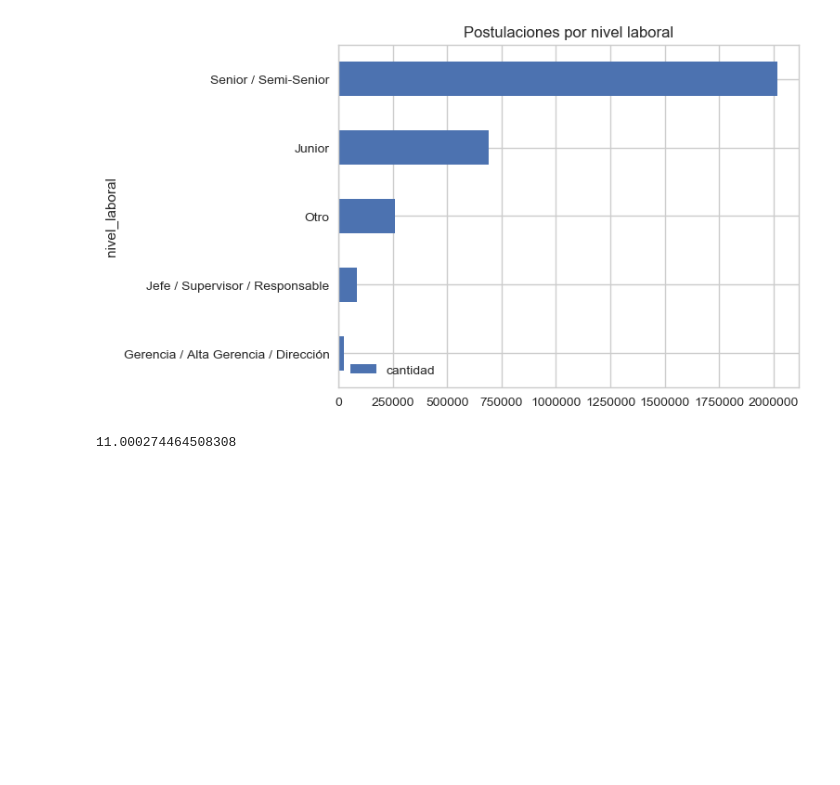
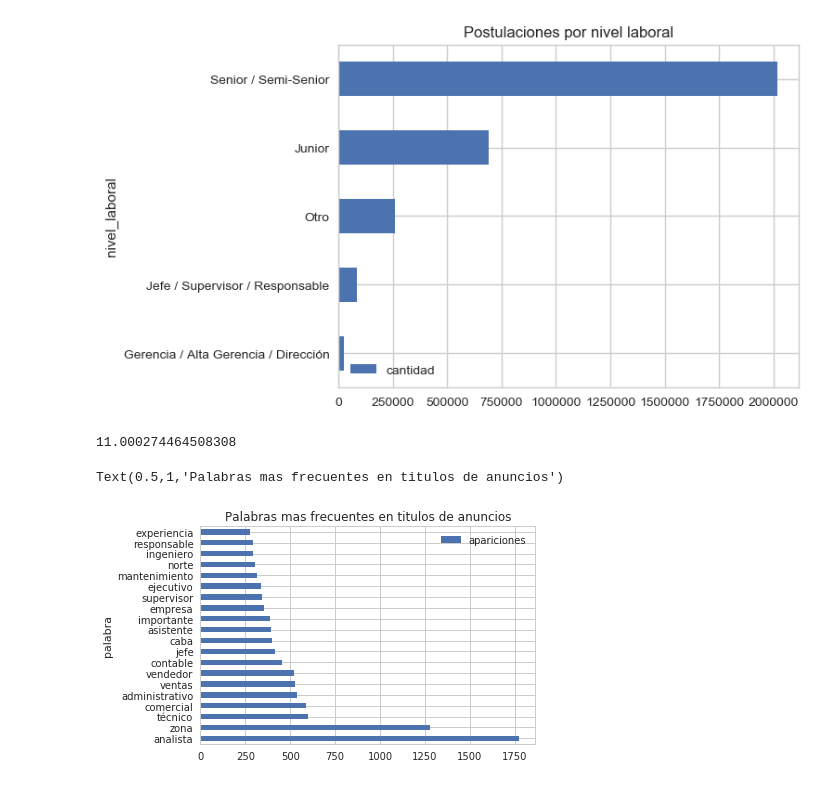
Before and after one commit to Andivisciglio/TP1-OrganizacionDeDatos-Grupo28, a Jupyter notebook: TP1.ipynb, the cells around one changed output. Cells and saved outputs as stored; diff of their text form; code cells hidden in the pictures; blank space fills up the shorter version.

```diff
--- a/TP1.ipynb
+++ b/TP1.ipynb
@@ -540,3 +540,22 @@ vistas_per_capita = vistas_df.groupby('idpostulante').agg({'cantidad':'count'})
 vistas_per_capita['cantidad'].mean()
 # %% [output]
 11.000274464508308
+# %%
+from collections import Counter
+#Hago una lista con todas las palabras que aparecen en los titulos y sus apariciones, sacando los chars "( ) ,"
+contador_palabras_avisos = Counter(" ".join(avisos_detalle_df['titulo'].values.tolist()).lower().replace("(",'').replace(")",'').replace(",",' ').split(" ")).items()
+
+#Formo un DF con esa lista
+contador_palabras_avisos_df=pd.DataFrame(contador_palabras_avisos)
+contador_palabras_avisos_df.columns=['palabra','apariciones']
+contador_palabras_avisos_df=contador_palabras_avisos_df.set_index('palabra')
+
+#Saco los adverbios del df
+adverbios=['','-','de','con','en','y','a','para','la','al','los','/']
+contador_palabras_avisos_df=contador_palabras_avisos_df.drop(adverbios)
+# %%
+plot = contador_palabras_avisos_df.sort_values(by='apariciones',ascending=False).head(20).plot(kind='barh')
+plot.set_title('Palabras mas frecuentes en titulos de anuncios')
+# %% [output]
+Text(0.5,1,'Palabras mas frecuentes en titulos de anuncios')
+[figure, added]
```
Also changed, not shown: parts of 5 cells of this notebook, 1 other file.
